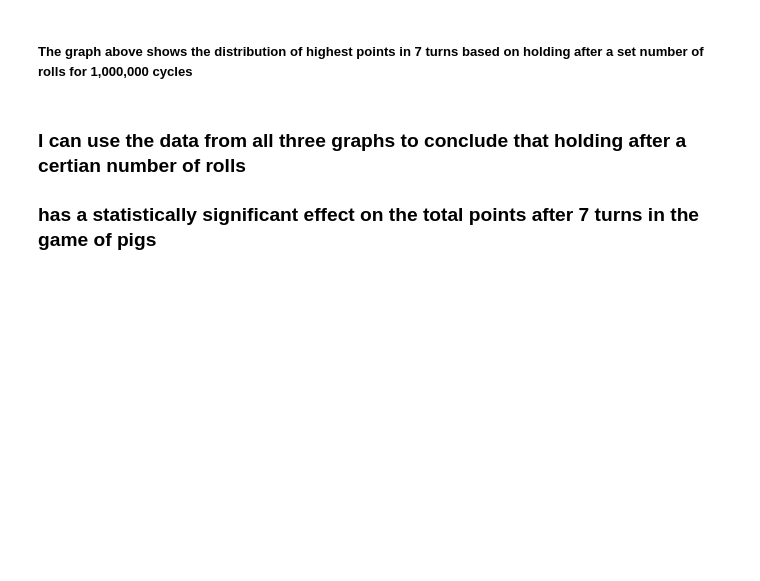
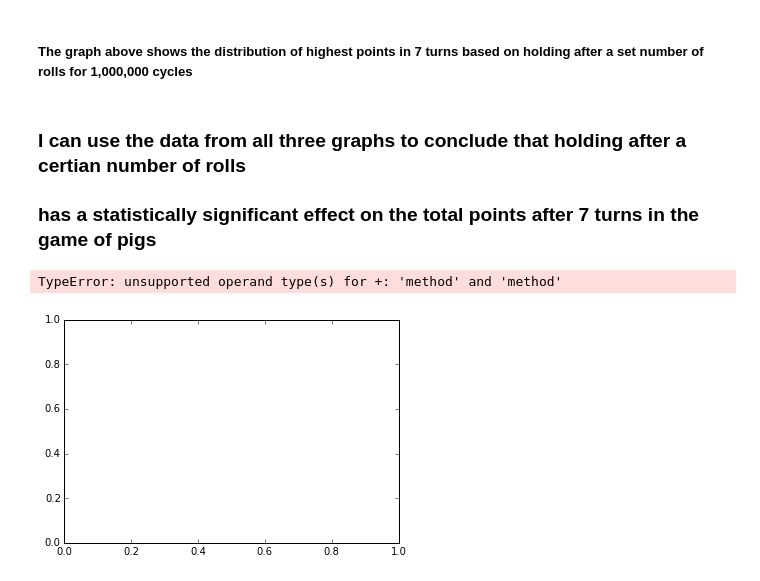
Before and after one commit to lancekrogers/utimate-pig, a Jupyter notebook: Untitled.ipynb, the cells around one changed output. Cells and saved outputs as stored; diff of their text form; code cells hidden in the pictures; blank space fills up the shorter version.

```diff
--- a/Untitled.ipynb
+++ b/Untitled.ipynb
@@ -55,6 +55,7 @@ class Hold_Opt(Player):
         self.data_list = []
 
 
+
     @property
     def hold(self):
         return 20
@@ -72,18 +73,6 @@ class Hold_Opt(Player):
                 throws = throws + 1
 
         self.points = self.points + possible_points
-
-    @property
-    def turn_data(self):
-        return self.points
-
-
-    def run(self):
-        for _ in range(7):
-            self.turn()
-            self.data_list.append(self.turn_data)
-        return sum(self.data_list[-1:])
-
 
 
 class Rold(Player):
@@ -105,14 +94,3 @@ class Rold(Player):
                 throws = throws + 1
 
         self.points = self.points + possible_points
-
-    @property
-    def turn_data(self):
-        return self.points
-
-
-    def run(self):
-        for _ in range(7):
-            self.turn()
-            self.data_list.append(self.turn_data)
-        return sum(self.data_list[-1:])
@@ -200,3 +212,18 @@ plt.show()
 # %% [markdown]
 ### I can use the data from all three graphs to conclude that holding after a certian number of rolls
 ### has a statistically significant effect on the total points after 7 turns in the game of pigs
+# %%
+plt.boxplot([h_base, h_two, h_three, h_four, h_five, h_six, h_seven, h_eight,
+             h_nine, h_ten
+            ])
+ymin, ymax = plt.ylim()
+plt.ylim(ymin - 30, ymax + 30)
+plt.title("Holding After Certain Number of Rolls")
+plt.ylabel("Distribution")
+plt.xticks(range(1,11), ["1 roll", "2 rolls", "3 rolls", "4 rolls", "5 rolls", "6 rolls", "7 rolls",
+                         "8 rolls", "9 rolls", "10 rolls"
+                        ])
+plt.show()
+# %% [output]
+TypeError: unsupported operand type(s) for +: 'method' and 'method'
+[figure, added]
```
Also changed, not shown: parts of 1 cell of this notebook.
